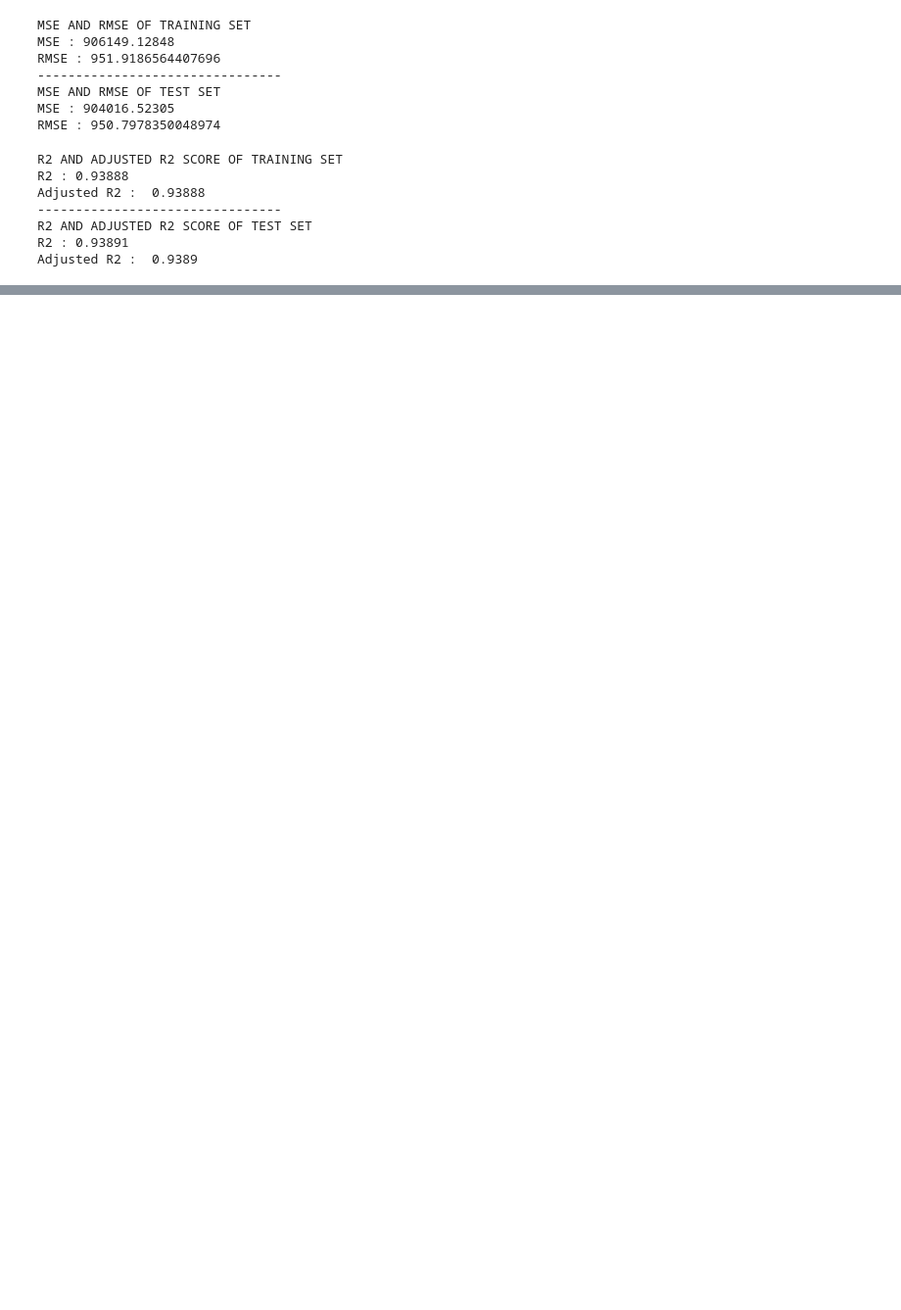
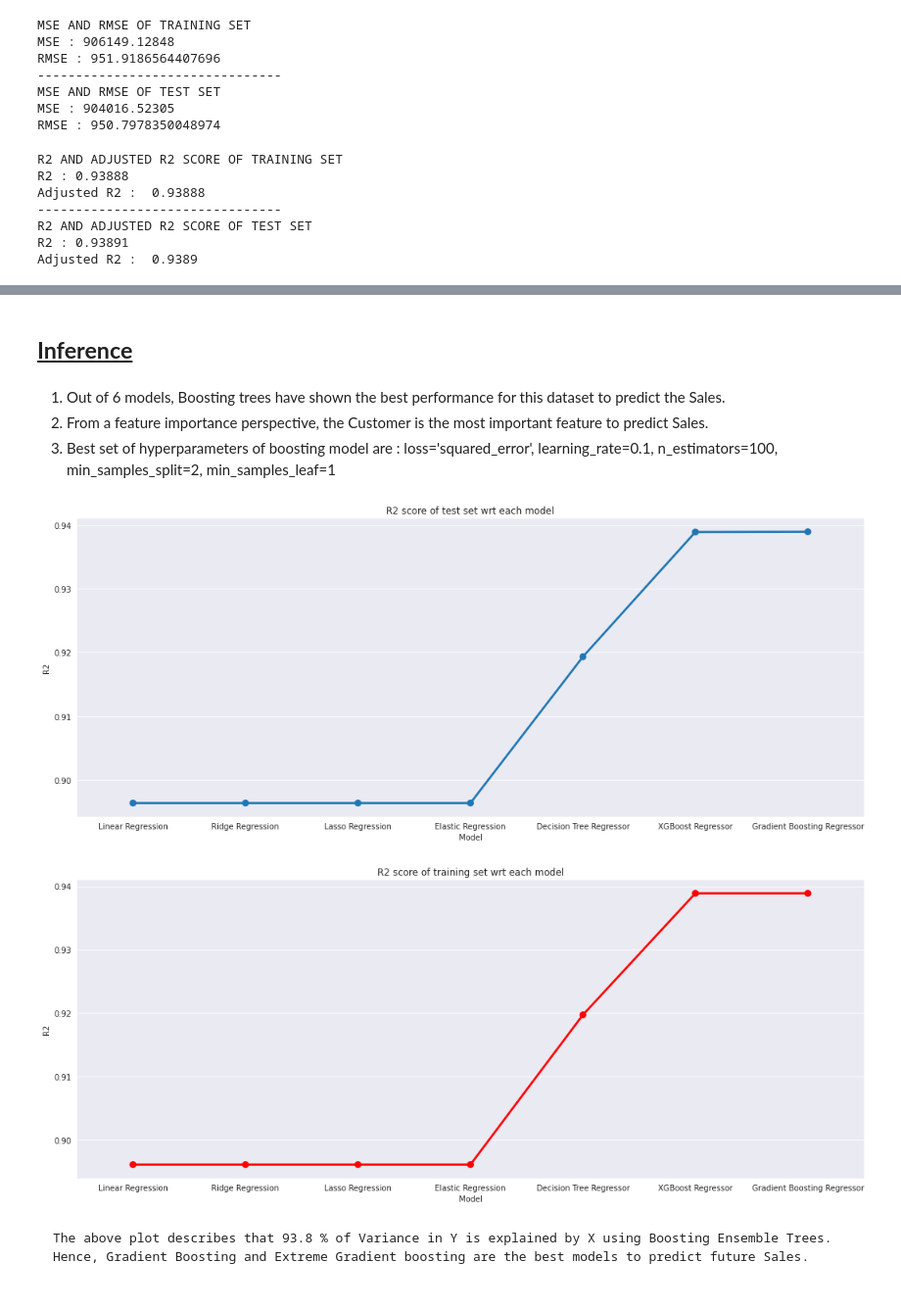
Before and after one commit to scharu07/Rossmann_Sales-Prediction-Capstone-Project, a Jupyter notebook: Rossmann_Sales_Prediction_Capstone_Project.ipynb, the cells around one changed output, grey strips where cells are left out. Shown at 98% size. Saved outputs shown, nothing was run; the diff lists cells and outputs as text; code cells hidden in the pictures; blank space fills up the shorter version.

````diff
--- a/Rossmann_Sales_Prediction_Capstone_Project.ipynb
+++ b/Rossmann_Sales_Prediction_Capstone_Project.ipynb
@@ -1629,6 +1697,6 @@ gb_model_per_dict={'Model':'Gradient Boosting Regressor'}
 # %%
 print('MSE AND RMSE OF TRAINING SET')
-MeanNRootSquaredError(y_train,y_pred_train_xgb)
+gb_model_per_train_dict.update(MeanNRootSquaredError(y_train,y_pred_train_xgb))
 
 print('--'*16)
 
@@ -1644,7 +1712,7 @@ MSE : 904016.52305
 RMSE : 950.7978350048974
 # %%
 print('R2 AND ADJUSTED R2 SCORE OF TRAINING SET')
-r2NAdjustedr2(y_train,y_pred_train_gboost,x_train)
+gb_model_per_train_dict.update(r2NAdjustedr2(y_train,y_pred_train_gboost,x_train))
 
 print('--'*16)
 
@@ -1660,7 +1728,7 @@ R2 : 0.93891
 Adjusted R2 :  0.9389
 # %%
 print('MAE AND MAPE OF TRAINING SET')
-meanAbsoluteNPercentageError(y_train,y_pred_train_gboost)
+gb_model_per_train_dict.update(meanAbsoluteNPercentageError(y_train,y_pred_train_gboost))
 
 print('--'*16)
 
@@ -1689,0 +1757,3 @@ performance_metric
+# %%
+performance_metric_train=performance_metric_train.append(pd.DataFrame(gb_model_per_train_dict,index=[6]))
+performance_metric_train
@@ -1689,0 +1769,27 @@ performance_metric
+# %% [markdown]
+## <b><u>Inference</u></b>
+# %% [markdown]
+1. Out of 6 models, Boosting trees have shown the best performance for this dataset to predict the Sales.
+2. From a feature importance perspective, the Customer is the most important feature to predict Sales.
+3. Best set of hyperparameters of boosting model are :
+loss='squared_error', learning_rate=0.1, n_estimators=100, min_samples_split=2, min_samples_leaf=1
+# %%
+plt.figure(figsize=(18,7))
+sns.pointplot(x='Model',y='R2',data=performance_metric)
+plt.title('R2 score of test set wrt each model')
+plt.show()
+plt.figure(figsize=(18,7))
+sns.pointplot(x='Model',y='R2',data=performance_metric_train,color='red')
+plt.title('R2 score of training set wrt each model')
+plt.show()
+# %% [output]
+[figure, added]
+[figure, added]
+# %% [markdown]
+
+
+```
+The above plot describes that 93.8 % of Variance in Y is explained by X using Boosting Ensemble Trees.
+Hence, Gradient Boosting and Extreme Gradient boosting are the best models to predict future Sales.
+
+```
````
Also changed, not shown: parts of 107 cells of this notebook.
